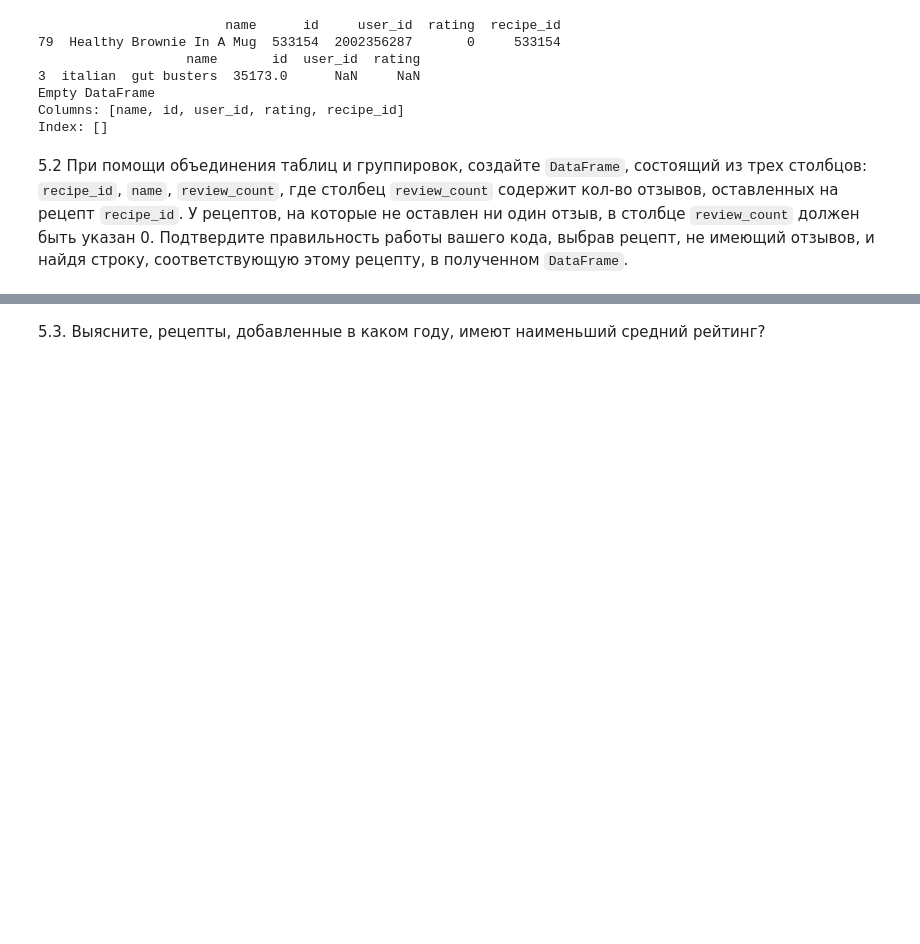
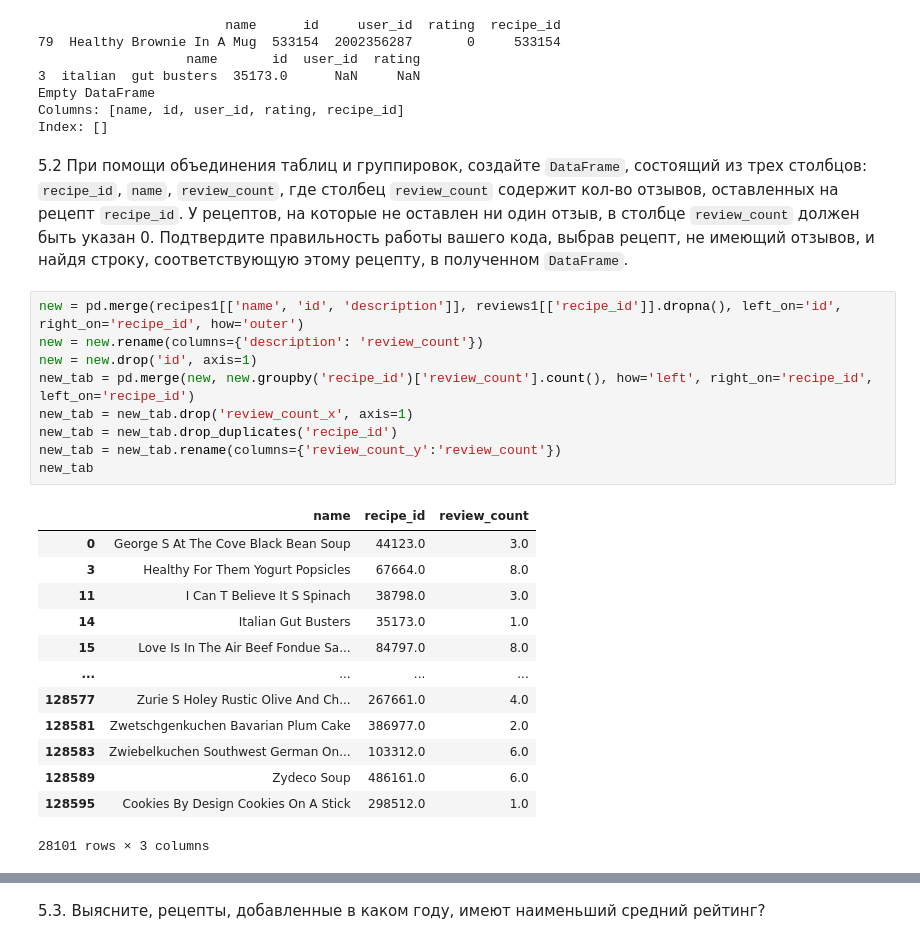
Before and after one commit to ms236566/-, a Jupyter notebook: Лабраб_02_pandas_МосквичеваОВ_ДПИ23_1.ipynb, the cells around one changed output, grey strips where cells are left out. Cells and saved outputs as stored; diff of their text form; blank space fills up the shorter version.

```diff
--- a/Лабраб_02_pandas_МосквичеваОВ_ДПИ23_1.ipynb
+++ b/Лабраб_02_pandas_МосквичеваОВ_ДПИ23_1.ipynb
@@ -522,3 +494,26 @@ Columns: [name, id, user_id, rating, recipe_id]
 Index: []
 # %% [markdown]
 5.2 При помощи объединения таблиц и группировок, создайте `DataFrame`, состоящий из трех столбцов: `recipe_id`, `name`, `review_count`, где столбец `review_count` содержит кол-во отзывов, оставленных на рецепт `recipe_id`. У рецептов, на которые не оставлен ни один отзыв, в столбце `review_count` должен быть указан 0. Подтвердите правильность работы вашего кода, выбрав рецепт, не имеющий отзывов, и найдя строку, соответствующую этому рецепту, в полученном `DataFrame`.
+# %%
+new = pd.merge(recipes1[['name', 'id', 'description']], reviews1[['recipe_id']].dropna(), left_on='id', right_on='recipe_id', how='outer')
+new = new.rename(columns={'description': 'review_count'})
+new = new.drop('id', axis=1)
+new_tab = pd.merge(new, new.groupby('recipe_id')['review_count'].count(), how='left', right_on='recipe_id', left_on='recipe_id')
+new_tab = new_tab.drop('review_count_x', axis=1)
+new_tab = new_tab.drop_duplicates('recipe_id')
+new_tab = new_tab.rename(columns={'review_count_y':'review_count'})
+new_tab
+# %% [output]
+|  | name | recipe_id | review_count |
+| 0 | George S At The Cove Black Bean Soup | 44123.0 | 3.0 |
+| 3 | Healthy For Them Yogurt Popsicles | 67664.0 | 8.0 |
+| 11 | I Can T Believe It S Spinach | 38798.0 | 3.0 |
+| 14 | Italian Gut Busters | 35173.0 | 1.0 |
+| 15 | Love Is In The Air Beef Fondue Sa... | 84797.0 | 8.0 |
+| ... | ... | ... | ... |
+| 128577 | Zurie S Holey Rustic Olive And Ch... | 267661.0 | 4.0 |
+| 128581 | Zwetschgenkuchen Bavarian Plum Cake | 386977.0 | 2.0 |
+| 128583 | Zwiebelkuchen Southwest German On... | 103312.0 | 6.0 |
+| 128589 | Zydeco Soup | 486161.0 | 6.0 |
+| 128595 | Cookies By Design Cookies On A Stick | 298512.0 | 1.0 |
+28101 rows × 3 columns
```
Also changed, not shown: parts of 8 cells of this notebook.
